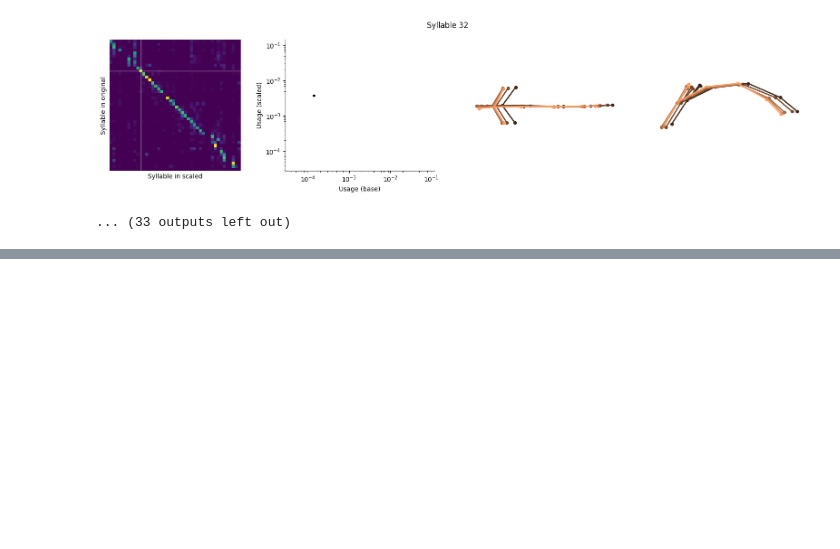
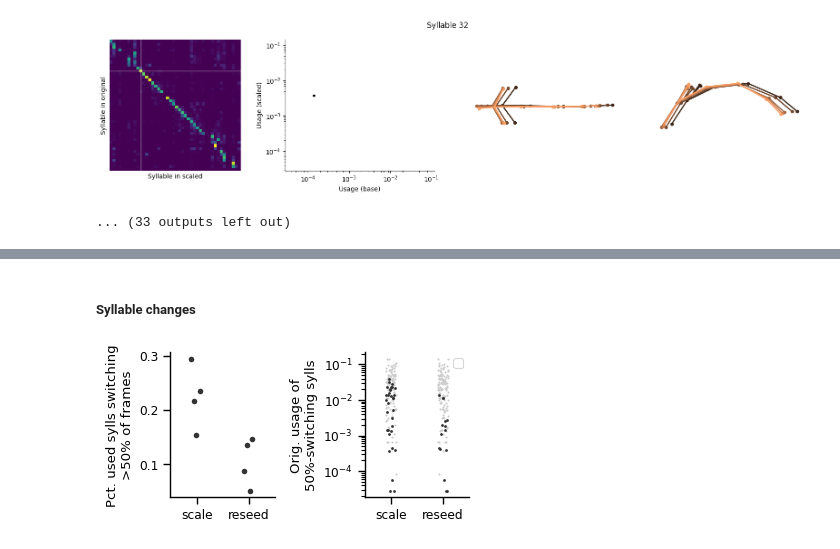
Before and after one commit to kaijfox/kpsn-moseq, a Jupyter notebook: notebooks/kpms_dilation_analysis.ipynb, the cells around one changed output, grey strips where cells are left out. Saved outputs shown, nothing was run; the diff lists cells and outputs as text; code cells hidden in the pictures; blank space fills up the shorter version.

```diff
--- a/notebooks/kpms_dilation_analysis.ipynb
+++ b/notebooks/kpms_dilation_analysis.ipynb
@@ -380,0 +450,2 @@ Reloading 'keypoint_moseq.util'.
+# %% [markdown]
+##### Syllable changes
@@ -380,0 +473,39 @@ Reloading 'keypoint_moseq.util'.
+# %%
+fig, ax = plt.subplots(1, 2, figsize = (4, 2))
+
+N = len(recs)
+sns.stripplot(
+    x = np.concatenate([np.full(N, "scale"),
+                        np.full(N, "reseed")]),
+    y = np.concatenate([cutoff_reusage_scale, cutoff_reusage_reseed]),
+    ax = ax[0], color = '.2', s = 4,
+)
+sns.stripplot(
+    x = np.concatenate([np.full(usage_lowret_scale.size, "scale"),
+                        np.full(usage_lowret_reseed.size, "reseed")]),
+    y = np.concatenate([
+            usage_lowret_scale,
+            usage_lowret_reseed]),
+    ax = ax[1], color = '.2', s = 2, zorder = 1
+)
+sns.stripplot(
+    x = np.concatenate([np.full(usage_hiret_scale.size, "scale"),
+                        np.full(usage_hiret_reseed.size, "reseed")]),
+    y = np.concatenate([
+            usage_hiret_scale,
+            usage_hiret_reseed]),
+    ax = ax[1], color = '.8', s = 1.5, zorder = 0
+)
+# ax[1].scatter([1, 1], [np.nan, np.nan], color = '.2', s = 2, label = 'switching')
+# ax[1].scatter([1], [np.nan], color = '.8', s = 1.5, label = 'other')
+
+ax[0].set_ylabel("Pct. used sylls switching\n>50% of frames")
+ax[1].set_yscale('log')
+ax[1].set_ylabel("Orig. usage of\n50%-switching sylls")
+ax[1].legend()
+sns.despine()
+fig.tight_layout()
+# fig.savefig(f"{plot_dir}/twoscale_syll_switches.png", dpi=300)
+plt.show()
+# %% [output]
+[figure, added]
```
Also changed, not shown: parts of 17 cells of this notebook, 18 other files.
